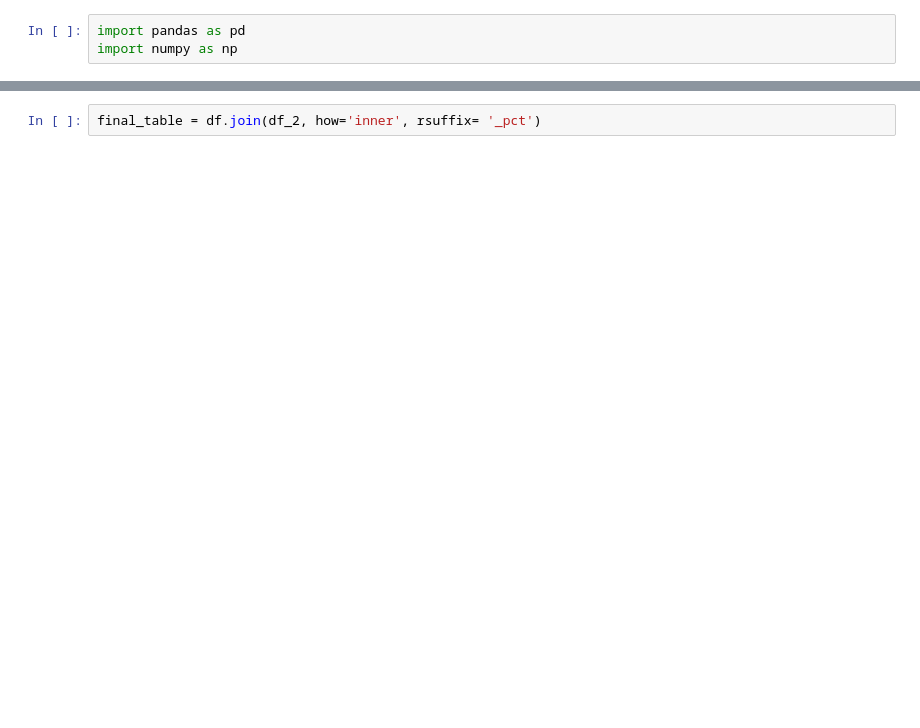
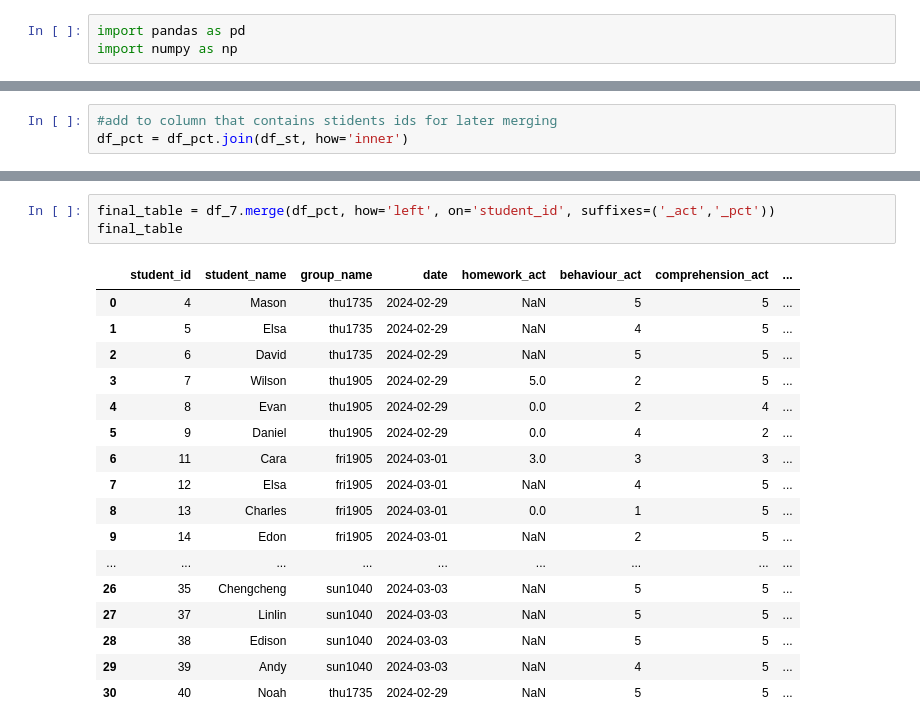
Before and after one commit to vladperesad/luxinedu_2, a Jupyter notebook: report.ipynb, the cells around one changed output, grey strips where cells are left out. Cells and saved outputs as stored; diff of their text form; blank space fills up the shorter version.

```diff
--- a/report.ipynb
+++ b/report.ipynb
@@ -19,0 +56,3 @@ df_2.dropna(axis=0, how='all', inplace=True)
+# %%
+#add to column that contains stidents ids for later merging
+df_pct = df_pct.join(df_st, how='inner')
@@ -20,2 +97,21 @@ df_2.dropna(axis=0, how='all', inplace=True)
 # %%
-final_table = df.join(df_2, how='inner', rsuffix= '_pct')
+final_table = df_7.merge(df_pct, how='left', on='student_id', suffixes=('_act','_pct'))
+final_table
+# %% [output]
+|  | student_id | student_name | group_name | date | homework_act | behaviour_act | comprehension_act | ... |
+| 0 | 4 | Mason | thu1735 | 2024-02-29 | NaN | 5 | 5 | ... |
+| 1 | 5 | Elsa | thu1735 | 2024-02-29 | NaN | 4 | 5 | ... |
+| 2 | 6 | David | thu1735 | 2024-02-29 | NaN | 5 | 5 | ... |
+| 3 | 7 | Wilson | thu1905 | 2024-02-29 | 5.0 | 2 | 5 | ... |
+| 4 | 8 | Evan | thu1905 | 2024-02-29 | 0.0 | 2 | 4 | ... |
+| 5 | 9 | Daniel | thu1905 | 2024-02-29 | 0.0 | 4 | 2 | ... |
+| 6 | 11 | Cara | fri1905 | 2024-03-01 | 3.0 | 3 | 3 | ... |
+| 7 | 12 | Elsa | fri1905 | 2024-03-01 | NaN | 4 | 5 | ... |
+| 8 | 13 | Charles | fri1905 | 2024-03-01 | 0.0 | 1 | 5 | ... |
+| 9 | 14 | Edon | fri1905 | 2024-03-01 | NaN | 2 | 5 | ... |
+| ... | ... | ... | ... | ... | ... | ... | ... | ... |
+| 26 | 35 | Chengcheng | sun1040 | 2024-03-03 | NaN | 5 | 5 | ... |
+| 27 | 37 | Linlin | sun1040 | 2024-03-03 | NaN | 5 | 5 | ... |
+| 28 | 38 | Edison | sun1040 | 2024-03-03 | NaN | 5 | 5 | ... |
+| 29 | 39 | Andy | sun1040 | 2024-03-03 | NaN | 4 | 5 | ... |
+| 30 | 40 | Noah | thu1735 | 2024-02-29 | NaN | 5 | 5 | ... |
```
Also changed, not shown: parts of 8 cells of this notebook.
